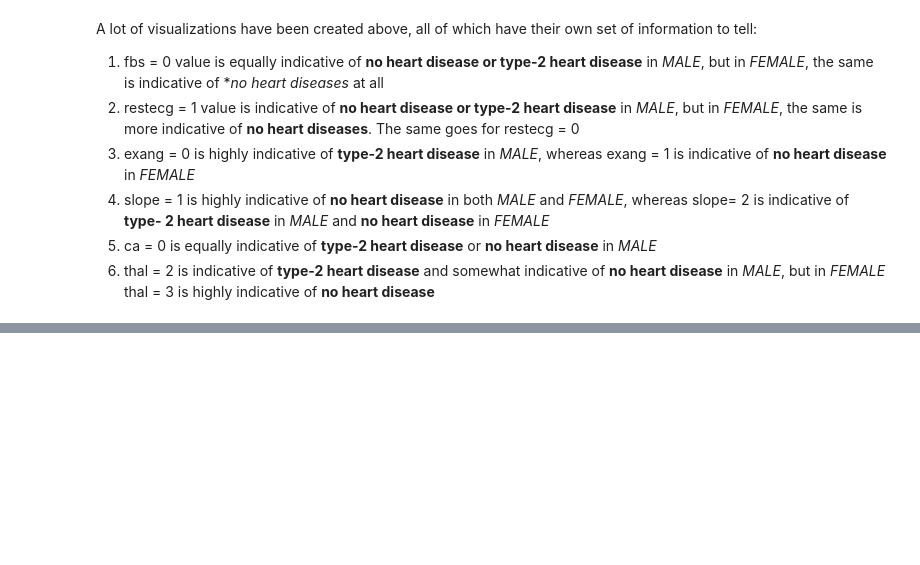
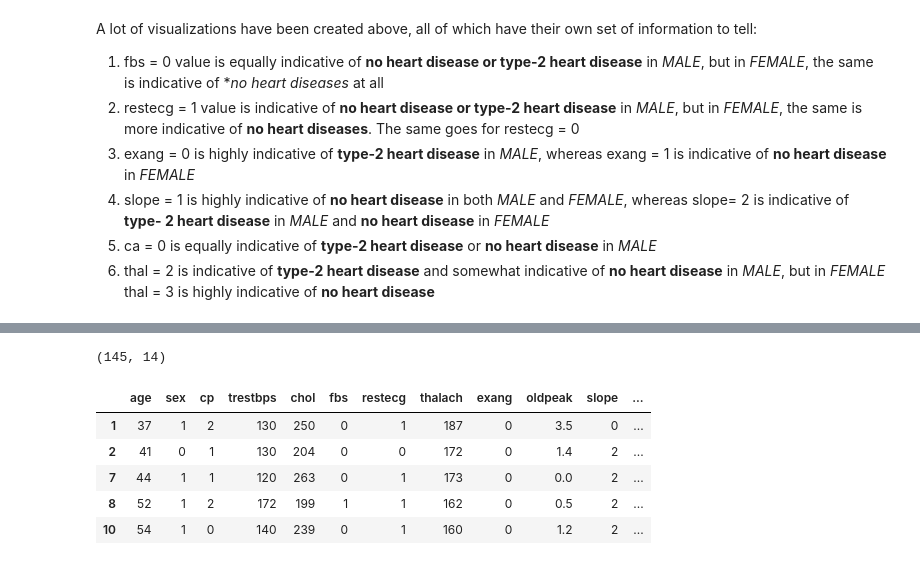
Before and after one commit to Shankhanil/Explaining-Heart-Diseases-Statistically, a Jupyter notebook: Explaining heart attacks.ipynb, the cells around one changed output, grey strips where cells are left out. Saved outputs shown, nothing was run; the diff lists cells and outputs as text; code cells hidden in the pictures; blank space fills up the shorter version.

```diff
--- a/Explaining heart attacks.ipynb
+++ b/Explaining heart attacks.ipynb
@@ -267,0 +274,12 @@ A lot of visualizations have been created above, all of which have their own set
+# %%
+_middleAge = data [data['age'] <=55][data['age'] >35]
+print(_middleAge.shape)
+_middleAge.head()
+# %% [output]
+(145, 14)
+|  | age | sex | cp | trestbps | chol | fbs | restecg | thalach | exang | oldpeak | slope | ... |
+| 1 | 37 | 1 | 2 | 130 | 250 | 0 | 1 | 187 | 0 | 3.5 | 0 | ... |
+| 2 | 41 | 0 | 1 | 130 | 204 | 0 | 0 | 172 | 0 | 1.4 | 2 | ... |
+| 7 | 44 | 1 | 1 | 120 | 263 | 0 | 1 | 173 | 0 | 0.0 | 2 | ... |
+| 8 | 52 | 1 | 2 | 172 | 199 | 1 | 1 | 162 | 0 | 0.5 | 2 | ... |
+| 10 | 54 | 1 | 0 | 140 | 239 | 0 | 1 | 160 | 0 | 1.2 | 2 | ... |
```
Also changed, not shown: parts of 2 cells of this notebook.
